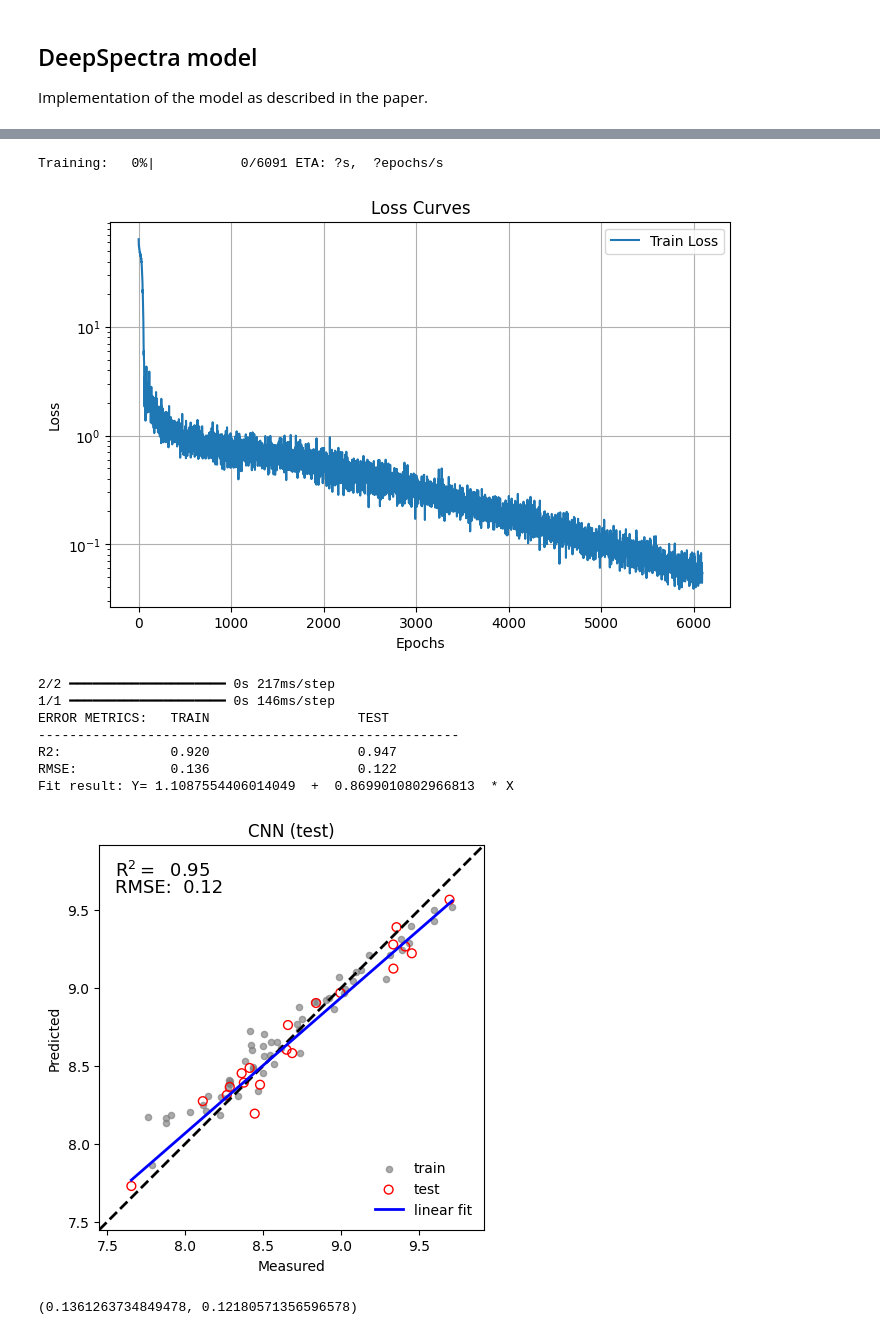
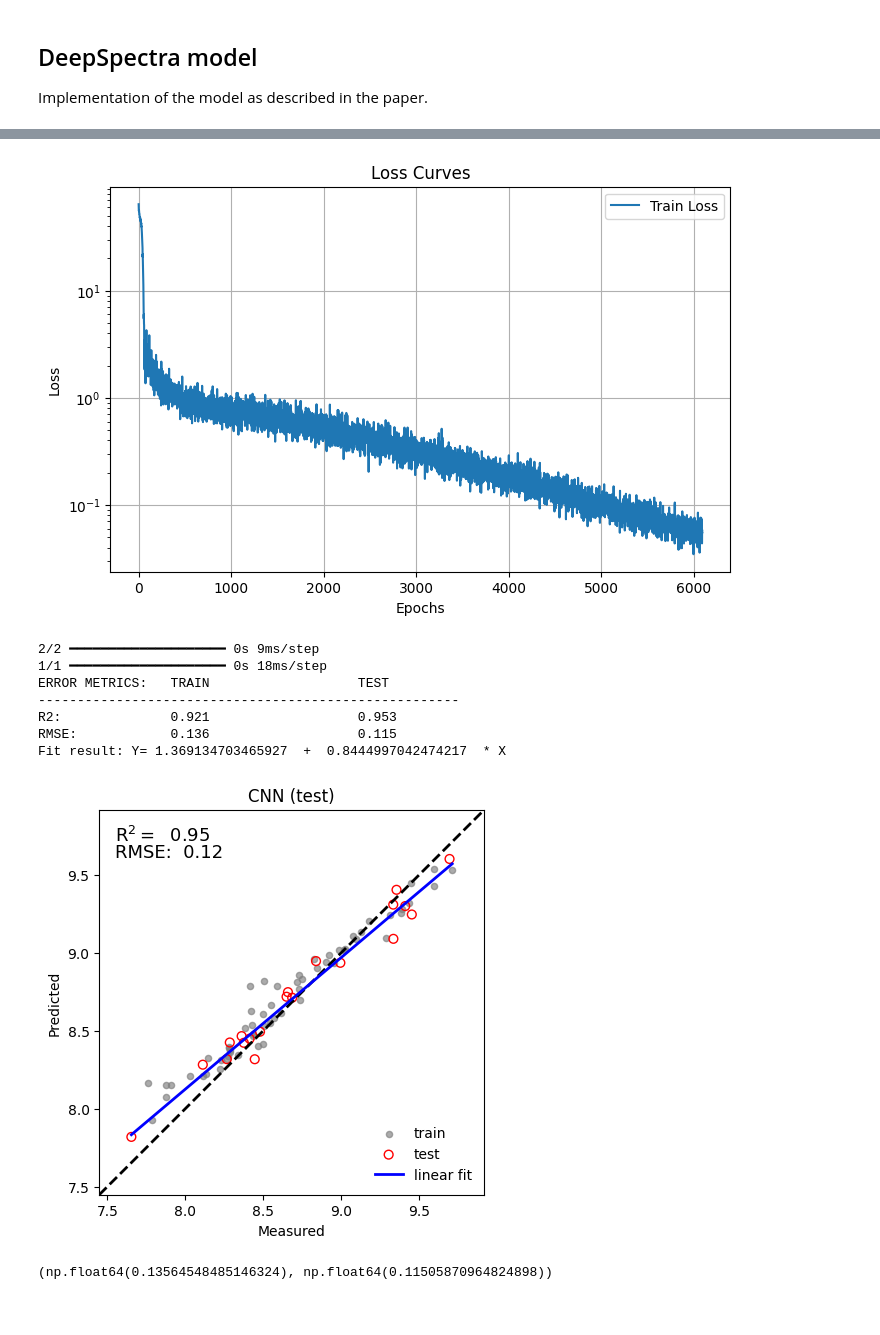
Before and after one commit to dario-passos/DeepLearning_for_VIS-NIR_Spectra, a Jupyter notebook: notebooks/DeepSpectra2019/DeepSpectra_model.ipynb, the cells around one changed output, grey strips where cells are left out. Saved outputs shown, nothing was run; the diff lists cells and outputs as text; code cells hidden in the pictures.

```diff
--- a/notebooks/DeepSpectra2019/DeepSpectra_model.ipynb
+++ b/notebooks/DeepSpectra2019/DeepSpectra_model.ipynb
@@ -997,5 +740,8 @@ To explore this further and try to improve the results, I ran a Bayesian optimiz
 # %%
 reproducible_comp()
+## Clear keras session to avoid clutter from previous runs
+keras.backend.clear_session()
+
 
 ## Define the model hyperparameters
 # Hyperparameters from Table 1 for the 'Corn' dataset
@@ -1017,6 +763,7 @@ LR_DECAY = 0.00019105295443172917
 EPOCHS = 6091 ## Extracted from EarlyStopping average of the 5-fold cv during Bayesian optimization
 
 
+
 ## Create the learning rate schedule
 ## For InverseTimeDecay: learning_rate = initial_learning_rate / (1 + decay_rate * step / decay_steps)
 ## To replicate the old Adam 'decay' behavior, we set decay_steps = 1.
@@ -1029,7 +776,7 @@ lr_schedule = InverseTimeDecay(
 
 
 ## Build the model
-model = deepspectra_model(
+model2 = deepspectra_model(
     input_vector_dimension=INPUT_DIM,
     kernel_size_1=KERNEL_SIZE_1,
     kernel_size_2=KERNEL_SIZE_2,
@@ -1042,17 +789,17 @@ model = deepspectra_model(
 )
 
 ## Compile the model
-model.compile(optimizer=keras.optimizers.Adam(learning_rate=lr_schedule),
+model2.compile(optimizer=keras.optimizers.Adam(learning_rate=lr_schedule),
               loss='mean_squared_error',
               metrics=['mse'])
 
 ## Callbacks
-progressbar = TQDMProgressBar(show_epoch_progress = False)
+progressbar = TqdmCallback(tqdm_class=tqdm, verbose=0)
 ## NOTE: Do not use early stopping in the final model training. Just use it for hyperparameter tuning. Trust max epochs.
 # early_stop = keras.callbacks.EarlyStopping(monitor='val_loss', min_delta=1e-8, patience=1000, mode='auto', restore_best_weights=True, verbose=1)
 
 ## Train the model
-history2 = model.fit(
+history2 = model2.fit(
     x_train_scaled.reshape(-1, INPUT_DIM, 1),  # Reshape for Conv1D input
     y_train.values, shuffle=True, # Shuffle the training data
     # validation_split=0.1,
@@ -1061,36 +808,34 @@ history2 = model.fit(
     callbacks=[progressbar], # No early_stop
     verbose=0
 )
-# %% [output]
-Training:   0%|           0/6091 ETA: ?s,  ?epochs/s
 # %%
 plt.figure(figsize=(8, 5))
 plt.plot(history2.history['loss'], label='Train Loss')
 # plt.plot(history.history['val_loss'], label='Validation Loss')
 plt.title('Loss Curves')
 # log y
 plt.yscale('log')
 plt.xlabel('Epochs')
 plt.ylabel('Loss')
 plt.legend()
 plt.grid()
 plt.show()
 
 # model.load_weights(model_name)
 ## Compute RMSE metrics for TRAIN and TEST sets
-y_train_pred = model.predict(x_train_scaled)
-y_test_pred = model.predict(x_test_scaled)
+y_train_pred = model2.predict(x_train_scaled)
+y_test_pred = model2.predict(x_test_scaled)
 
 plot_prediction2(y_train, y_test, y_train_pred, y_test_pred, 'CNN (test)', savefig=False, figname=None)
 # %% [output]
-[figure, old version]
+[figure, new version]
-2/2 ━━━━━━━━━━━━━━━━━━━━ 0s 217ms/step
-1/1 ━━━━━━━━━━━━━━━━━━━━ 0s 146ms/step
+2/2 ━━━━━━━━━━━━━━━━━━━━ 0s 9ms/step
+1/1 ━━━━━━━━━━━━━━━━━━━━ 0s 18ms/step
 ERROR METRICS:   TRAIN                   TEST
 ------------------------------------------------------
-R2:              0.920                   0.947
-RMSE:            0.136                   0.122
-Fit result: Y= 1.1087554406014049  +  0.8699010802966813  * X
+R2:              0.921                   0.953
+RMSE:            0.136                   0.115
+Fit result: Y= 1.369134703465927  +  0.8444997042474217  * X
-[figure, old version]
+[figure, new version]
-(0.1361263734849478, 0.12180571356596578)
+(np.float64(0.13564548485146324), np.float64(0.11505870964824898))
 # %% [markdown]
```
Also changed, not shown: parts of 21 cells of this notebook, 1 other file.
